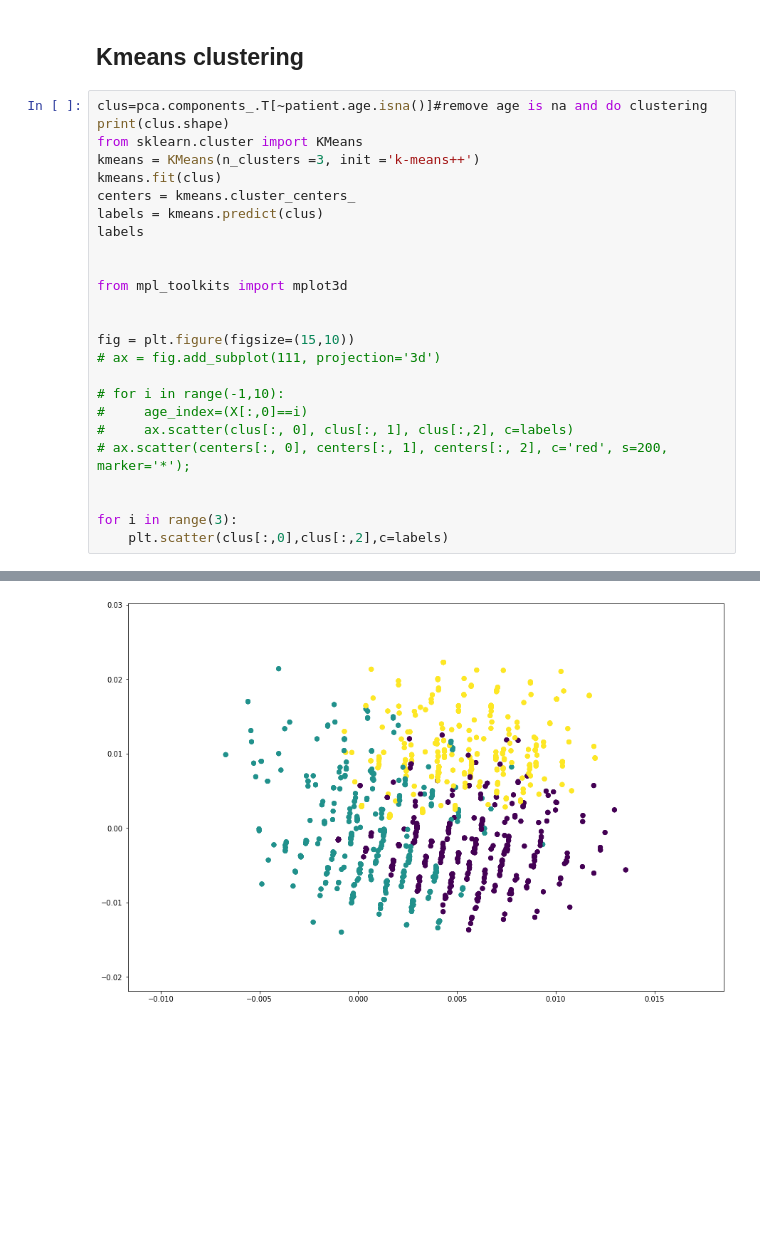
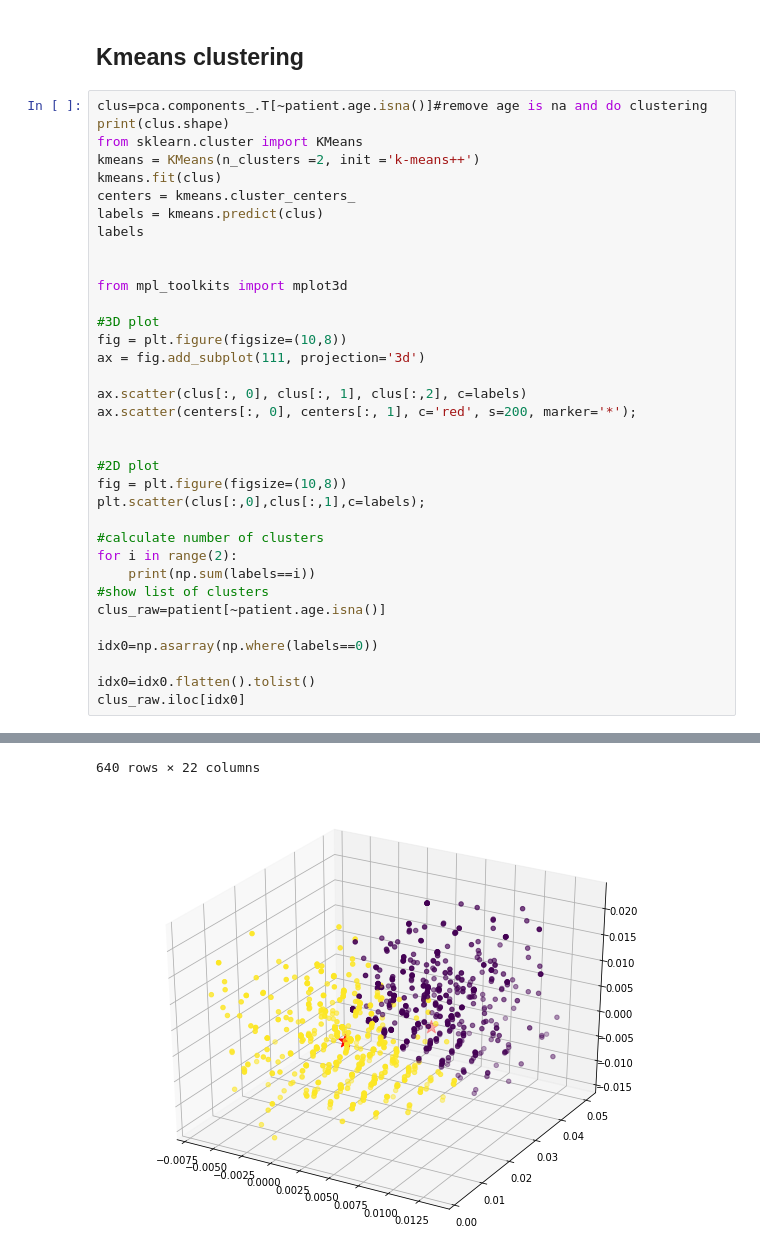
Before and after one commit to jinjuan-cmd/covid-19-data-reduction, a Jupyter notebook: COVID_analyze-tf-idf.ipynb, the cells around one changed output, grey strips where cells are left out. Drawn from its saved outputs; the diff is of its cells as text; blank space fills up the shorter version.

Commit message:
Add files via upload
add clusters

```diff
--- a/COVID_analyze-tf-idf.ipynb
+++ b/COVID_analyze-tf-idf.ipynb
@@ -579,7 +579,7 @@ usa_map
 clus=pca.components_.T[~patient.age.isna()]#remove age is na and do clustering
 print(clus.shape)
 from sklearn.cluster import KMeans
-kmeans = KMeans(n_clusters =3, init ='k-means++')
+kmeans = KMeans(n_clusters =2, init ='k-means++')
 kmeans.fit(clus)
 centers = kmeans.cluster_centers_
 labels = kmeans.predict(clus)
@@ -588,17 +588,27 @@ labels
 
 from mpl_toolkits import mplot3d
 
+#3D plot
+fig = plt.figure(figsize=(10,8))
+ax = fig.add_subplot(111, projection='3d')
 
-fig = plt.figure(figsize=(15,10))
-# ax = fig.add_subplot(111, projection='3d')
-
-# for i in range(-1,10):
-#     age_index=(X[:,0]==i)
-#     ax.scatter(clus[:, 0], clus[:, 1], clus[:,2], c=labels)
-# ax.scatter(centers[:, 0], centers[:, 1], centers[:, 2], c='red', s=200, marker='*');
+ax.scatter(clus[:, 0], clus[:, 1], clus[:,2], c=labels)
+ax.scatter(centers[:, 0], centers[:, 1], c='red', s=200, marker='*');
 
 
-for i in range(3):
-    plt.scatter(clus[:,0],clus[:,2],c=labels)
+#2D plot
+fig = plt.figure(figsize=(10,8))
+plt.scatter(clus[:,0],clus[:,1],c=labels);
+
+#calculate number of clusters
+for i in range(2):
+    print(np.sum(labels==i))
+#show list of clusters
+clus_raw=patient[~patient.age.isna()]
+
+idx0=np.asarray(np.where(labels==0))
+
+idx0=idx0.flatten().tolist()
+clus_raw.iloc[idx0]
 # %% [output]
 (1348, 4)
@@ -605 +629,2 @@ for i in range(3):
+640 rows × 22 columns
-[figure, old version]
+[figure, new version]
```
Also changed, not shown: parts of 4 cells of this notebook.
